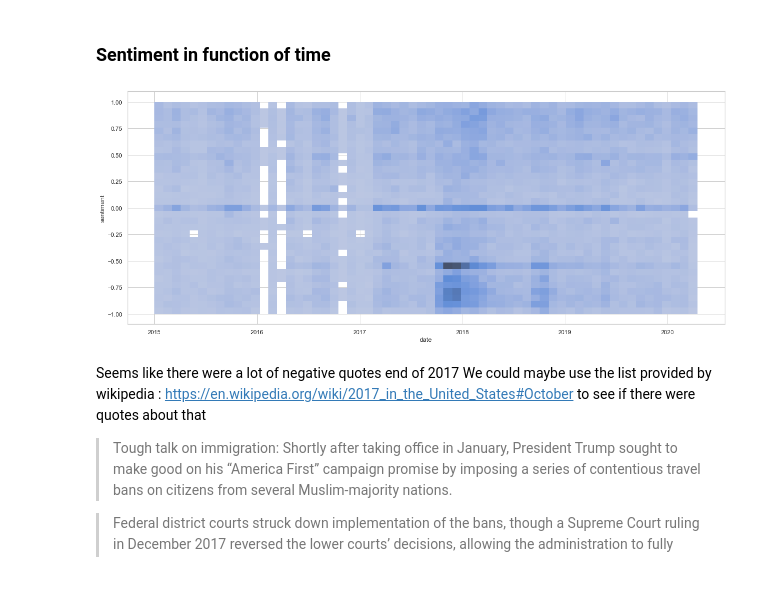
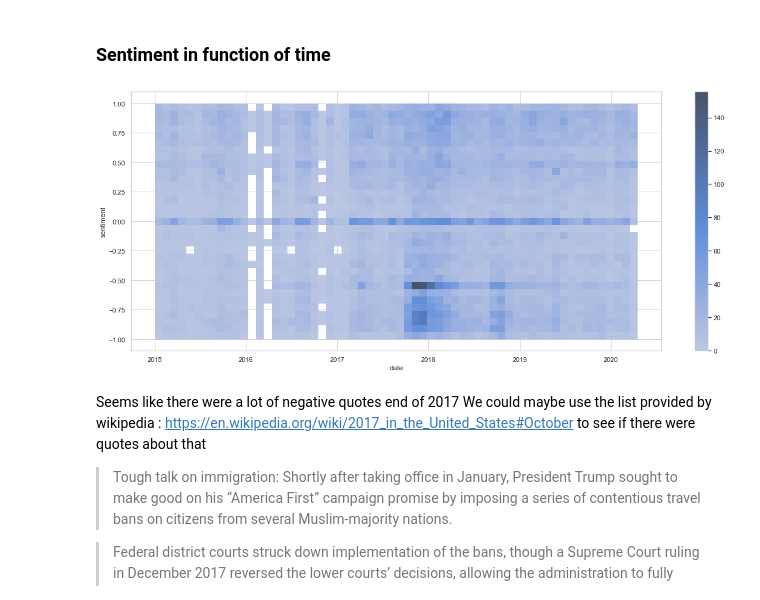
Before and after one commit to epfl-ada/ada-2021-project-concatsanddogs, a Jupyter notebook: Milestone_3_RQ4_sentiment_analysis.ipynb, the cells around one changed output. Drawn from its saved outputs; the diff is of its cells as text; code cells hidden in the pictures.

Commit message:
edits and frequency aggregation added to plot

```diff
--- a/Milestone_3_RQ4_sentiment_analysis.ipynb
+++ b/Milestone_3_RQ4_sentiment_analysis.ipynb
@@ -197,10 +197,10 @@ df.head(2)
 ### Sentiment in function of time
 # %%
 plt.figure(figsize=(20,8))
-sns.histplot(df[['date','sentiment']], x="date", y="sentiment")
+sns.histplot(df[['date','sentiment']], x="date", y="sentiment",stat='frequency',cbar=True) # `count` `frequency`
 plt.show()
 # %% [output]
-[figure, old version]
+[figure, new version]
 # %% [markdown]
 Seems like there were a lot of negative quotes end of 2017
 We could maybe use the list provided by wikipedia : https://en.wikipedia.org/wiki/2017_in_the_United_States#October to see if there were quotes about that
```
Also changed, not shown: parts of 8 cells of this notebook.
